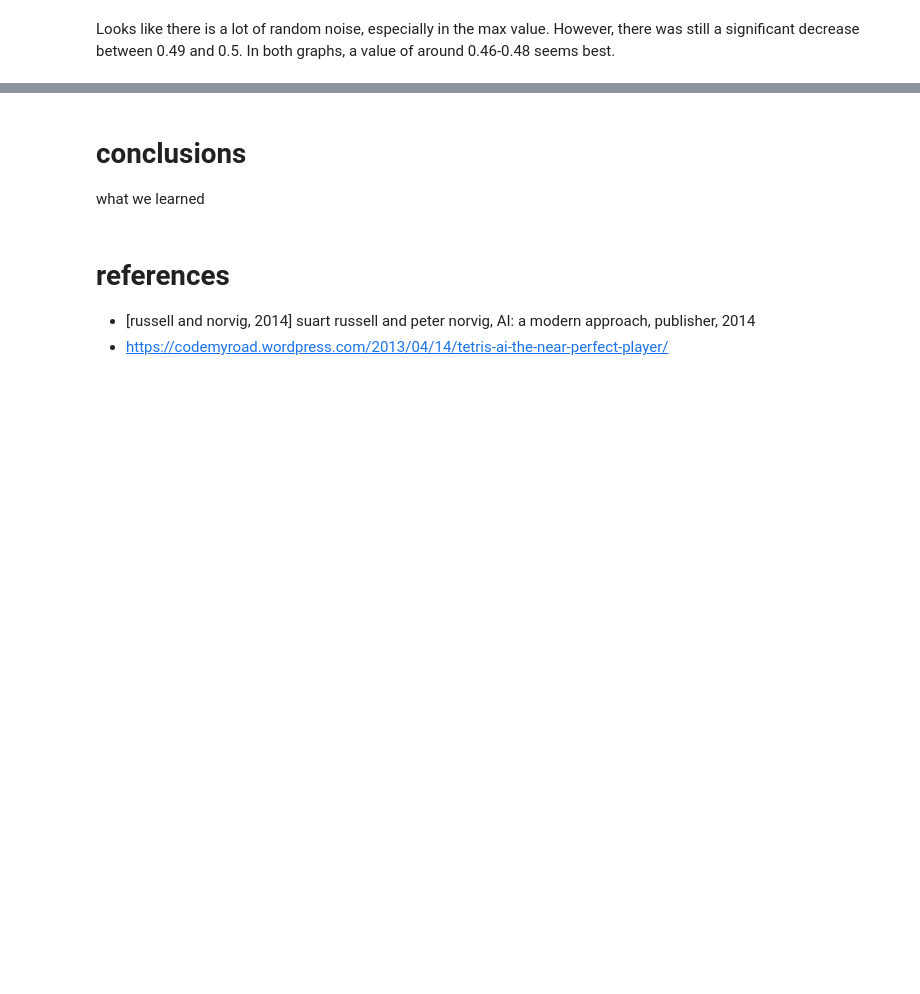
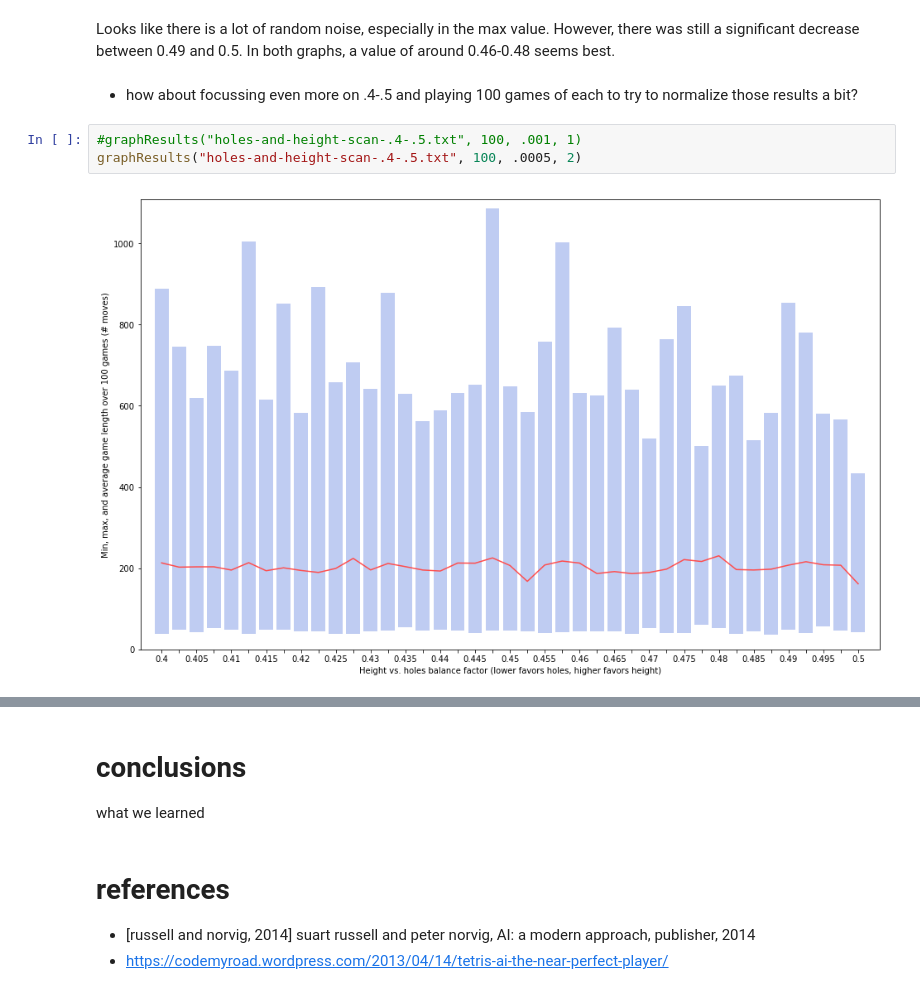
Before and after one commit to josephgriffith/Tetris-AI-Project, a Jupyter notebook: Project Report.ipynb, the cells around one changed output, grey strips where cells are left out. Saved outputs shown, nothing was run; the diff lists cells and outputs as text; blank space fills up the shorter version.

```diff
--- a/Project Report.ipynb
+++ b/Project Report.ipynb
@@ -221,2 +216,9 @@ numGames, factor, min, max, avg
 # %% [markdown]
 Looks like there is a lot of random noise, especially in the max value.  However, there was still a significant decrease between 0.49 and 0.5.  In both graphs, a value of around 0.46-0.48 seems best.
+# %% [markdown]
+* how about focussing even more on .4-.5 and playing 100 games of each to try to normalize those results a bit?
+# %%
+#graphResults("holes-and-height-scan-.4-.5.txt", 100, .001, 1)
+graphResults("holes-and-height-scan-.4-.5.txt", 100, .0005, 2)
+# %% [output]
+[figure, added]
```
Also changed, not shown: parts of 17 cells of this notebook, 4 other files.
